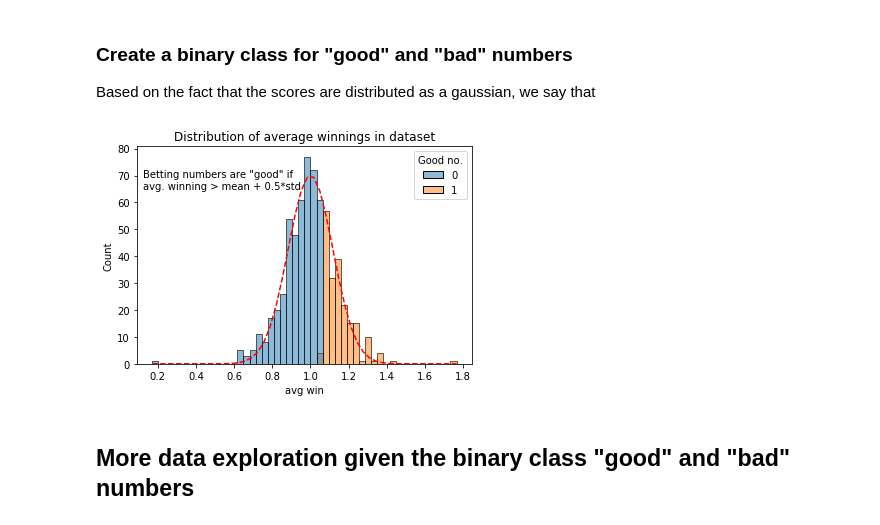
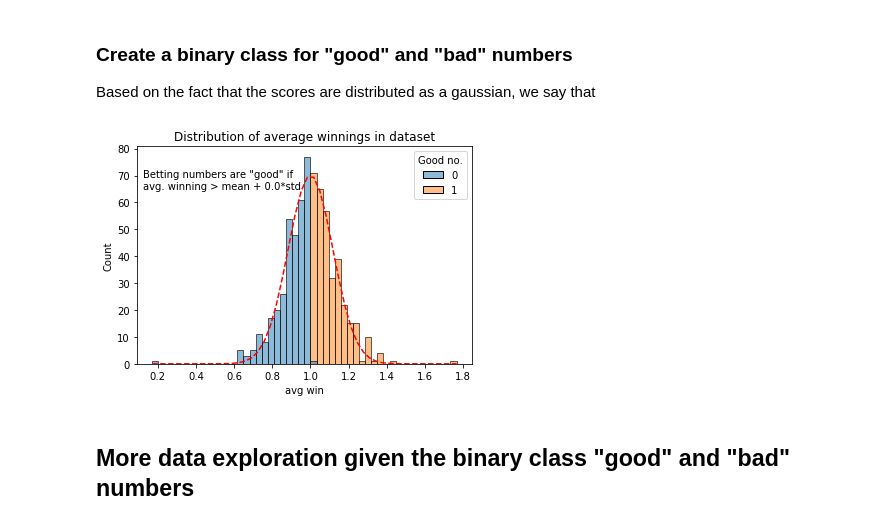
Before and after one commit to RokMedves/EuroMillions, a Jupyter notebook: euromillions.ipynb, the cells around one changed output. Drawn from its saved outputs; the diff is of its cells as text; code cells hidden in the pictures.

```diff
--- a/euromillions.ipynb
+++ b/euromillions.ipynb
@@ -524,35 +532,35 @@ def gen_class_from_score(df : pd.DataFrame, s : float, cutoff=0.5) -> pd.DataFra
         The standard deviation of the
         distribution of the 'avg win'
         variable in the dataset df
 
     cutoff: float
         Regulates how many standard
         deviations away the 'Class' label
         is set: distance = s*cutoff
 
     Returns
     -------
     pd.DataFrame
         The classified dataframe
     """
 
     # classify each datapoint into a good or bad data point
     good_bad_class = df.apply(lambda row: 1 if row['avg win'] >= 1+s*cutoff else 0, axis = 1)
     df = pd.concat([df, good_bad_class], axis = 1).rename(columns={0: 'Good no.'})
 
     return df
 
-cutoff = 0.5
+cutoff = 0.0
 euromillions = gen_class_from_score(df = euromillions, s = coeff[2], cutoff = cutoff)
 
 sns.histplot(data=euromillions, x="avg win", kde=False, bins = n_bin, hue = 'Good no.')
 plt.plot(xx, yy, 'r--')
 plt.text(x=0.12, y = 65, s = f"Betting numbers are \"good\" if\navg. winning > mean + {cutoff}*std")
 plt.title("Distribution of average winnings in dataset")
 
 plt.show()
 # %% [output]
-[figure, old version]
+[figure, new version]
 # %% [markdown]
 ## More data exploration given the binary class "good" and "bad" numbers
 # %% [markdown]
```
Also changed, not shown: parts of 11 cells of this notebook.
